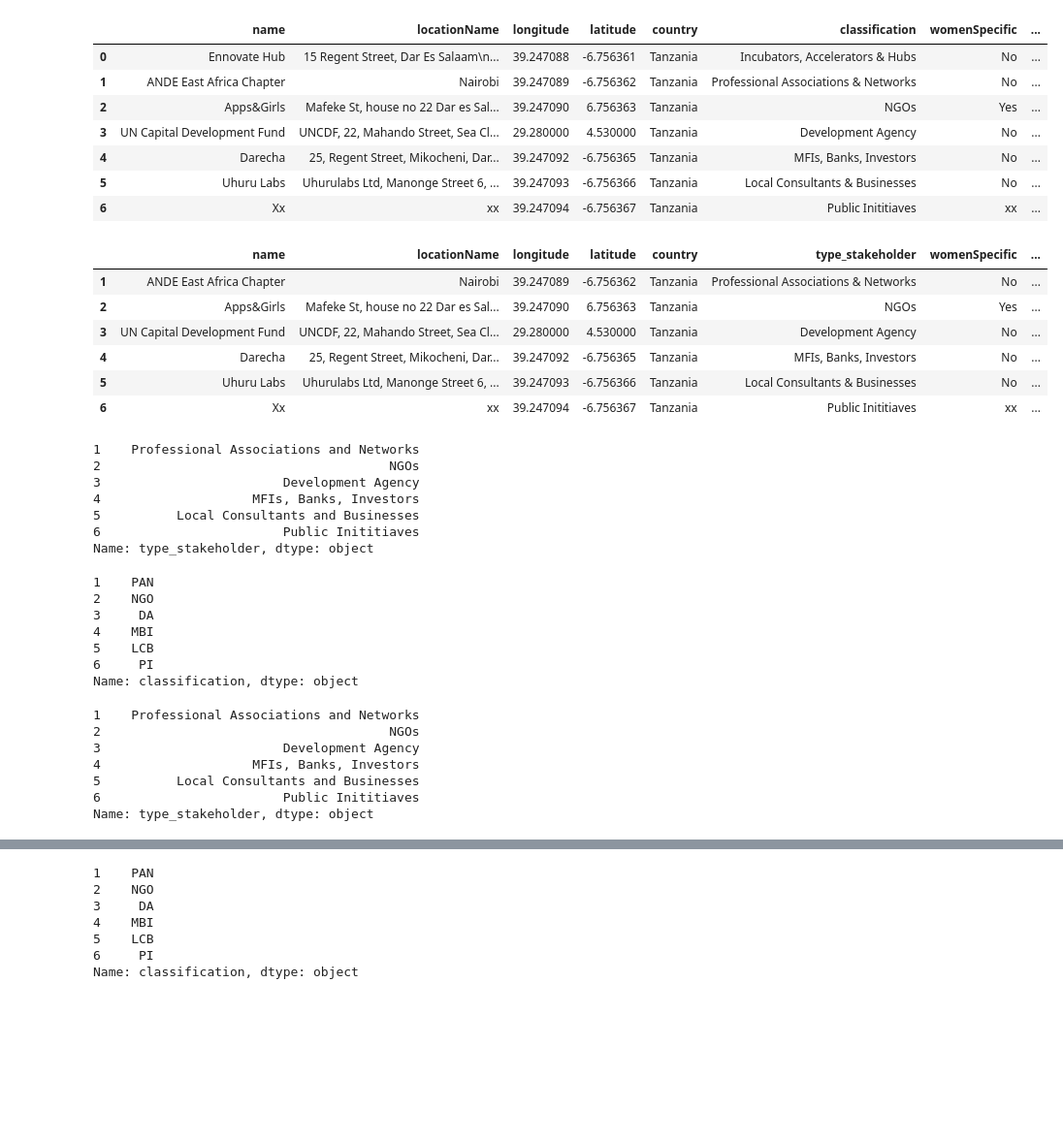
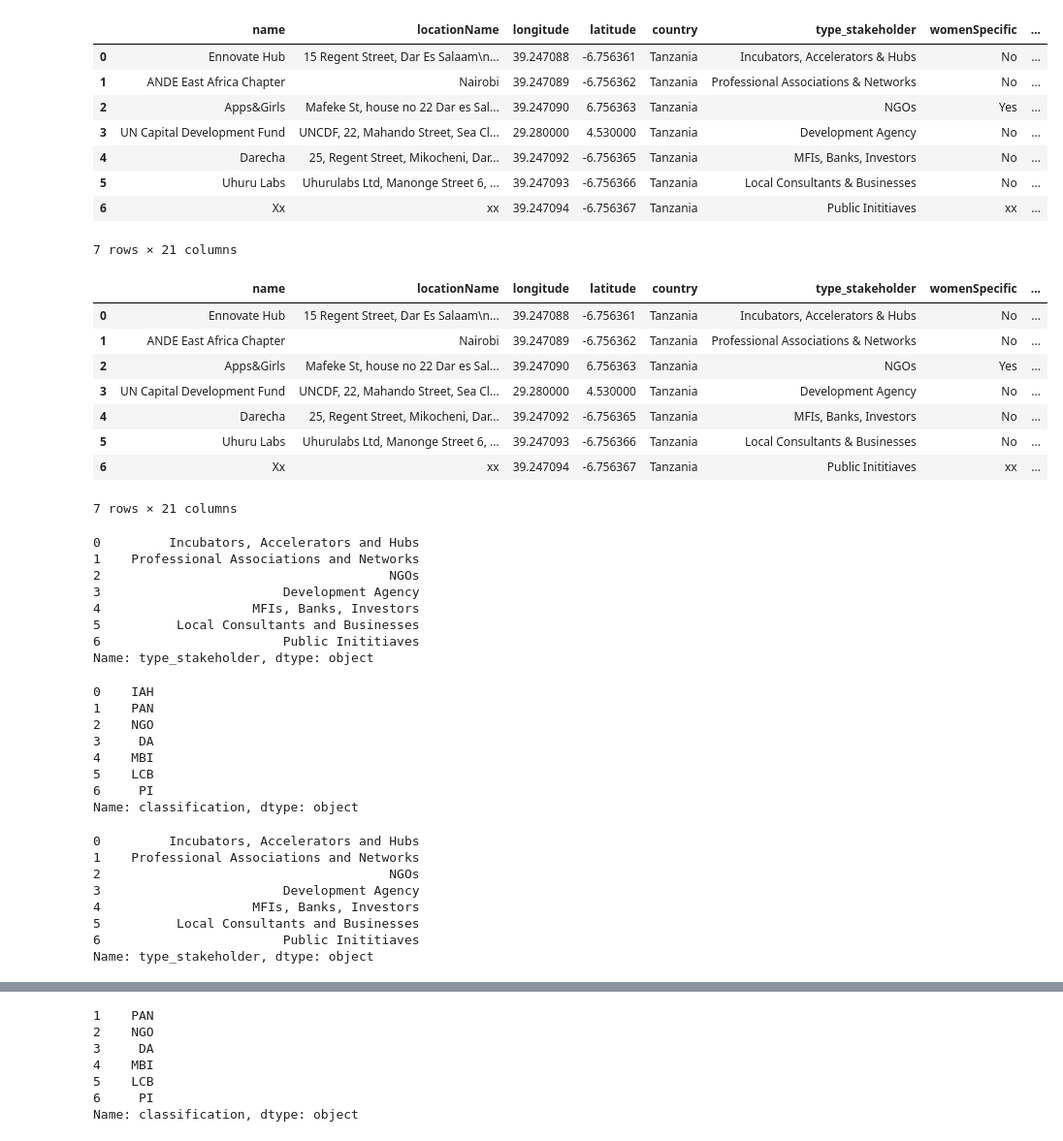
Before and after one commit to elise-fo/uwezo_api, a Jupyter notebook: Untitled.ipynb, the cells around one changed output, grey strips where cells are left out. Shown: that part at 97% size. Drawn from its saved outputs; the diff is of its cells as text; code cells hidden in the pictures; blank space fills up the shorter version.

Commit message:
new classif

```diff
--- a/Untitled.ipynb
+++ b/Untitled.ipynb
@@ -12,10 +12,12 @@ from urllib.request import urlopen
 data = pd.read_excel('uwezo_api/data/mapping.xlsx', engine = 'openpyxl', sheet_name = 'Template')
 # %%
 data = data.rename(columns=lambda x: x if not 'Unnamed' in str(x) else '')\
-    .dropna(axis = 0, how = 'all').dropna(axis = 1, how = 'all')
+    .dropna(axis = 0, how = 'all').dropna(axis = 1, how = 'all')\
+    .dropna(axis = 0, how = 'all')\
+    .rename(columns={'classification':'type_stakeholder'})
 data
 # %% [output]
-|  | name | locationName | longitude | latitude | country | classification | womenSpecific | ... |
+|  | name | locationName | longitude | latitude | country | type_stakeholder | womenSpecific | ... |
 | 0 | Ennovate Hub | 15 Regent Street, Dar Es Salaam\n... | 39.247088 | -6.756361 | Tanzania | Incubators, Accelerators & Hubs | No | ... |
 | 1 | ANDE East Africa Chapter | Nairobi | 39.247089 | -6.756362 | Tanzania | Professional Associations & Networks | No | ... |
 | 2 | Apps&Girls | Mafeke St, house no 22 Dar es Sal... | 39.247090 | 6.756363 | Tanzania | NGOs | Yes | ... |
@@ -23,16 +25,19 @@ data
 | 4 | Darecha | 25, Regent Street, Mikocheni, Dar... | 39.247092 | -6.756365 | Tanzania | MFIs, Banks, Investors | No | ... |
 | 5 | Uhuru Labs | Uhurulabs Ltd, Manonge Street 6, ... | 39.247093 | -6.756366 | Tanzania | Local Consultants & Businesses | No | ... |
 | 6 | Xx | xx | 39.247094 | -6.756367 | Tanzania | Public Inititiaves | xx | ... |
+7 rows × 21 columns
 # %%
 data
 # %% [output]
 |  | name | locationName | longitude | latitude | country | type_stakeholder | womenSpecific | ... |
+| 0 | Ennovate Hub | 15 Regent Street, Dar Es Salaam\n... | 39.247088 | -6.756361 | Tanzania | Incubators, Accelerators & Hubs | No | ... |
 | 1 | ANDE East Africa Chapter | Nairobi | 39.247089 | -6.756362 | Tanzania | Professional Associations & Networks | No | ... |
 | 2 | Apps&Girls | Mafeke St, house no 22 Dar es Sal... | 39.247090 | 6.756363 | Tanzania | NGOs | Yes | ... |
 | 3 | UN Capital Development Fund | UNCDF, 22, Mahando Street, Sea Cl... | 29.280000 | 4.530000 | Tanzania | Development Agency | No | ... |
 | 4 | Darecha | 25, Regent Street, Mikocheni, Dar... | 39.247092 | -6.756365 | Tanzania | MFIs, Banks, Investors | No | ... |
 | 5 | Uhuru Labs | Uhurulabs Ltd, Manonge Street 6, ... | 39.247093 | -6.756366 | Tanzania | Local Consultants & Businesses | No | ... |
 | 6 | Xx | xx | 39.247094 | -6.756367 | Tanzania | Public Inititiaves | xx | ... |
+7 rows × 21 columns
 # %%
 
 
@@ -76,6 +81,7 @@ data['classification'] = data['type_stakeholder'].map(mapping_classification)
 # %%
 data.type_stakeholder
 # %% [output]
+0         Incubators, Accelerators and Hubs
 1    Professional Associations and Networks
 2                                      NGOs
 3                        Development Agency
@@ -86,6 +92,7 @@ Name: type_stakeholder, dtype: object
 # %%
 data.classification
 # %% [output]
+0    IAH
 1    PAN
 2    NGO
 3     DA
@@ -109,6 +116,7 @@ data = data[['location','_id','locationName','socialMedias','country','sectors',
 # %%
 data.type_stakeholder
 # %% [output]
+0         Incubators, Accelerators and Hubs
 1    Professional Associations and Networks
 2                                      NGOs
 3                        Development Agency
```
Also changed, not shown: parts of 3 cells of this notebook, 1 other file.
